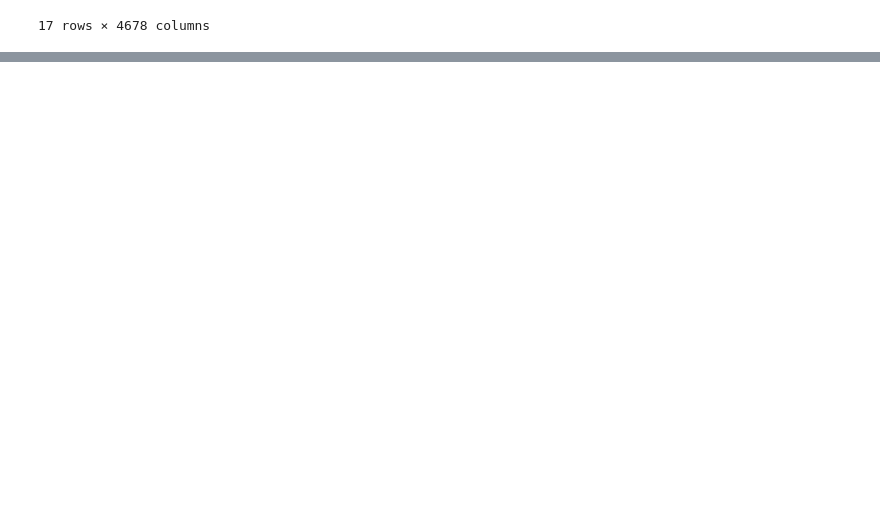
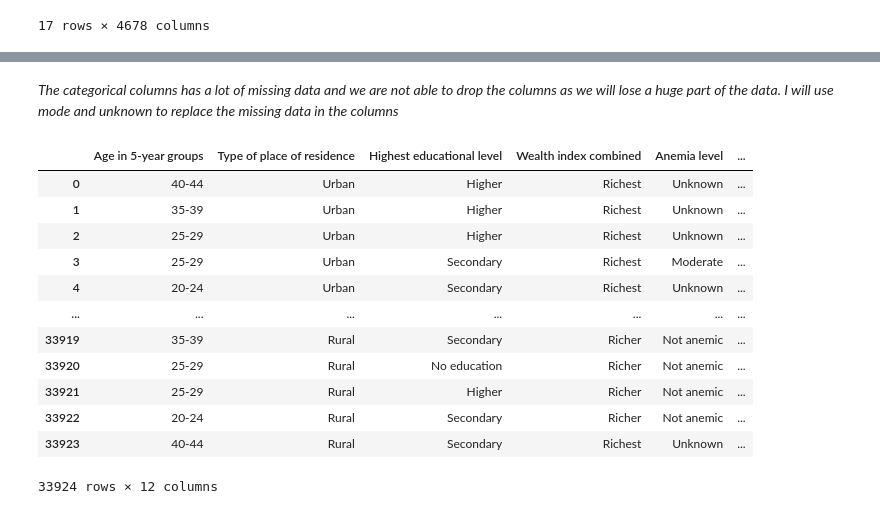
Before and after one commit to ruth-kitasi/Anemia-Level-Prediction-in-Children, a Jupyter notebook: notebooks/Joseline.ipynb, the cells around one changed output, grey strips where cells are left out. Saved outputs shown, nothing was run; the diff lists cells and outputs as text; code cells hidden in the pictures; blank space fills up the shorter version.

Commit message:
Data cleaning

```diff
--- a/notebooks/Joseline.ipynb
+++ b/notebooks/Joseline.ipynb
@@ -121,0 +178,4 @@ Number of duplicate rows: 4678
+# %%
+#Categorical columns
+categorical_cols = df.select_dtypes(include=['object'])
+categorical_cols.sample(n=10)
@@ -121,0 +215,32 @@ Number of duplicate rows: 4678
+# %%
+# Drop the 'Anemia level 1' column
+categorical_cols = categorical_cols.drop(columns=['Anemia level.1'])
+# %% [markdown]
+*The categorical columns has a lot of missing data and we are not able to drop the columns as we will lose a huge part of the data. I will use mode and unknown to replace the missing data in the columns*
+# %%
+# Replacing missing values in selected columns with the mode
+mode_columns = ['Had fever in last two weeks', 'Taking iron pills, sprinkles or syrup']
+for col in mode_columns:
+    categorical_cols[col].fillna(categorical_cols[col].mode()[0], inplace=True)
+# %%
+# Replace missing values in selected columns with 'Unknown'
+unknown_columns = ['Anemia level', 'Currently residing with husband/partner', 'When child put to breast']
+for col in unknown_columns:
+    categorical_cols[col].fillna('Unknown', inplace=True)
+# %%
+#Recalling the cleaned categorical columns
+categorical_cols
+# %% [output]
+|  | Age in 5-year groups | Type of place of residence | Highest educational level | Wealth index combined | Anemia level | ... |
+| 0 | 40-44 | Urban | Higher | Richest | Unknown | ... |
+| 1 | 35-39 | Urban | Higher | Richest | Unknown | ... |
+| 2 | 25-29 | Urban | Higher | Richest | Unknown | ... |
+| 3 | 25-29 | Urban | Secondary | Richest | Moderate | ... |
+| 4 | 20-24 | Urban | Secondary | Richest | Unknown | ... |
+| ... | ... | ... | ... | ... | ... | ... |
+| 33919 | 35-39 | Rural | Secondary | Richer | Not anemic | ... |
+| 33920 | 25-29 | Rural | No education | Richer | Not anemic | ... |
+| 33921 | 25-29 | Rural | Higher | Richer | Not anemic | ... |
+| 33922 | 20-24 | Rural | Secondary | Richer | Not anemic | ... |
+| 33923 | 40-44 | Rural | Secondary | Richest | Unknown | ... |
+33924 rows × 12 columns
```
Also changed, not shown: parts of 27 cells of this notebook.
